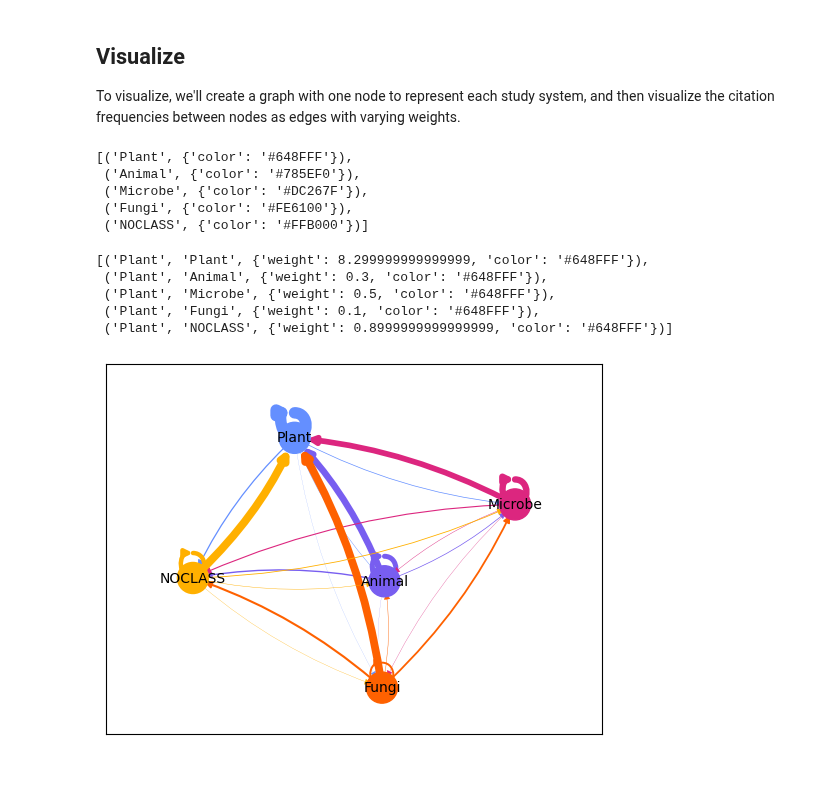
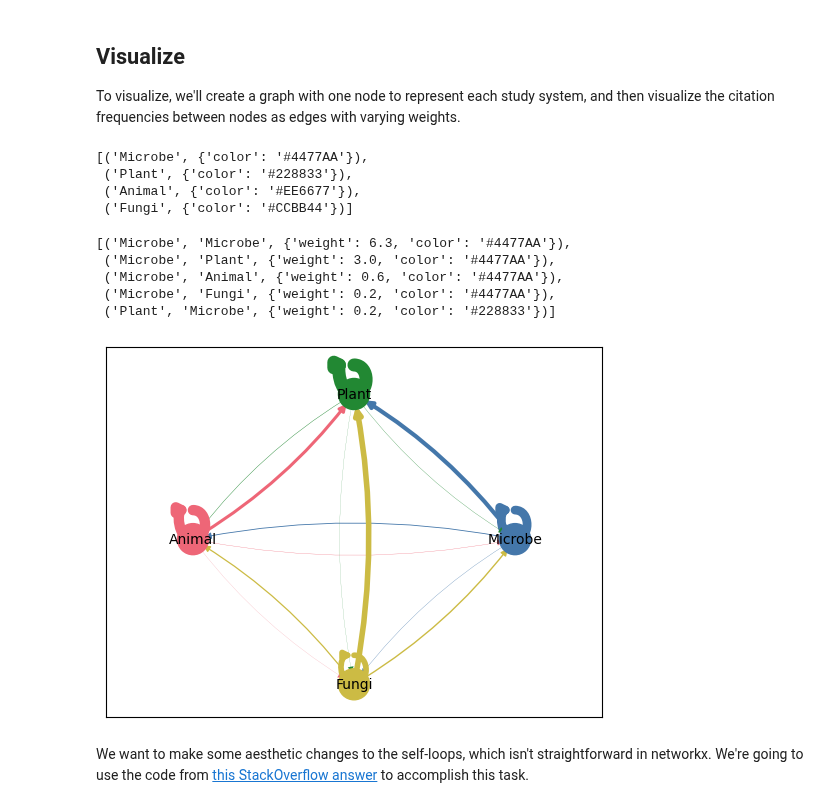
Before and after one commit to serenalotreck/desiccation-network, a Jupyter notebook: notebooks/dyadic_citation_frequencies.ipynb, the cells around one changed output. Saved outputs shown, nothing was run; the diff lists cells and outputs as text; code cells hidden in the pictures; blank space fills up the shorter version.

Commit message:
Work on figures

```diff
--- a/notebooks/dyadic_citation_frequencies.ipynb
+++ b/notebooks/dyadic_citation_frequencies.ipynb
@@ -11,7 +14,7 @@ import matplotlib.pyplot as plt
 # %% [markdown]
 ## Read in the graph
 # %%
-graph = nx.read_graphml('../data/citation_network/core_collection_destol_or_anhydro_FILTERED_classified_network_06Jan2023.graphml')
+graph = nx.read_graphml('../data/citation_network/core_collection_destol_or_anhydro_FILTERED_classified_network_06Jan2023_MANUALLY_VERIFIED.graphml')
 # %% [markdown]
 ## Calculate frequencies
 # %%
@@ -20,26 +23,25 @@ dyadic_freqs = utils.calculate_dyadic_citation_freqs(graph)
 ## Visualize
 To visualize, we'll create a graph with one node to represent each study system, and then visualize the citation frequencies between nodes as edges with varying weights.
 # %%
-colors = {'Plant': '#648FFF', 'Animal':'#785EF0', 'Microbe': '#DC267F', 'Fungi':'#FE6100', 'NOCLASS':'#FFB000'}
+colors = {'Plant': '#228833', 'Animal':'#EE6677', 'Microbe': '#4477AA', 'Fungi':'#CCBB44'}
 # %%
 nodes = list(set([k[0] for k in dyadic_freqs.keys()]))
 nodes = [(n, {'color': colors[n]}) for n in nodes]
 nodes
 # %% [output]
-[('Plant', {'color': '#648FFF'}),
- ('Animal', {'color': '#785EF0'}),
- ('Microbe', {'color': '#DC267F'}),
- ('Fungi', {'color': '#FE6100'}),
- ('NOCLASS', {'color': '#FFB000'})]
+[('Microbe', {'color': '#4477AA'}),
+ ('Plant', {'color': '#228833'}),
+ ('Animal', {'color': '#EE6677'}),
+ ('Fungi', {'color': '#CCBB44'})]
 # %%
 edges = [(k[0], k[1], {'weight': round(v, 2)*10, 'color': colors[k[0]]}) for k, v in dyadic_freqs.items()]
 edges[:5]
 # %% [output]
-[('Plant', 'Plant', {'weight': 8.299999999999999, 'color': '#648FFF'}),
- ('Plant', 'Animal', {'weight': 0.3, 'color': '#648FFF'}),
- ('Plant', 'Microbe', {'weight': 0.5, 'color': '#648FFF'}),
- ('Plant', 'Fungi', {'weight': 0.1, 'color': '#648FFF'}),
- ('Plant', 'NOCLASS', {'weight': 0.8999999999999999, 'color': '#648FFF'})]
+[('Microbe', 'Microbe', {'weight': 6.3, 'color': '#4477AA'}),
+ ('Microbe', 'Plant', {'weight': 3.0, 'color': '#4477AA'}),
+ ('Microbe', 'Animal', {'weight': 0.6, 'color': '#4477AA'}),
+ ('Microbe', 'Fungi', {'weight': 0.2, 'color': '#4477AA'}),
+ ('Plant', 'Microbe', {'weight': 0.2, 'color': '#228833'})]
 # %%
 dyadic_freq_graph = nx.MultiDiGraph()
 _ = dyadic_freq_graph.add_nodes_from(nodes)
@@ -47,13 +49,16 @@ _ = dyadic_freq_graph.add_edges_from(edges)
 # %%
 nodes = dyadic_freq_graph.nodes(data=True)
 node_colors = [attrs['color'] for n, attrs in nodes]
 edges = dyadic_freq_graph.edges(data=True)
 edge_colors = [attrs['color'] for e1, e2, attrs in edges]
+edge_weights = [attrs['weight'] for e1, e2, attrs in edges]
 
 plt.margins(x=0.2)
-pos = nx.spring_layout(dyadic_freq_graph, seed=3)
+pos = nx.circular_layout(dyadic_freq_graph)
 nx.draw_networkx_nodes(dyadic_freq_graph, pos, node_size=500, node_color=node_colors)
-_ = nx.draw_networkx_edges(dyadic_freq_graph, pos, width=weights, edge_color=edge_colors, connectionstyle='arc3, rad = 0.1')
+_ = nx.draw_networkx_edges(dyadic_freq_graph, pos, width=edge_weights, edge_color=edge_colors, connectionstyle='arc3, rad = 0.1')
 _ = nx.draw_networkx_labels(dyadic_freq_graph, pos, font_size=10, font_family="sans-serif")
 # %% [output]
-[figure, old version]
+[figure, new version]
+# %% [markdown]
+We want to make some aesthetic changes to the self-loops, which isn't straightforward in networkx. We're going to use the code from [this StackOverflow answer](https://stackoverflow.com/questions/74350464/how-to-better-visualize-networkx-self-loop-plot) to accomplish this task.
```
Also changed, not shown: parts of 7 cells of this notebook, 1 other file.
